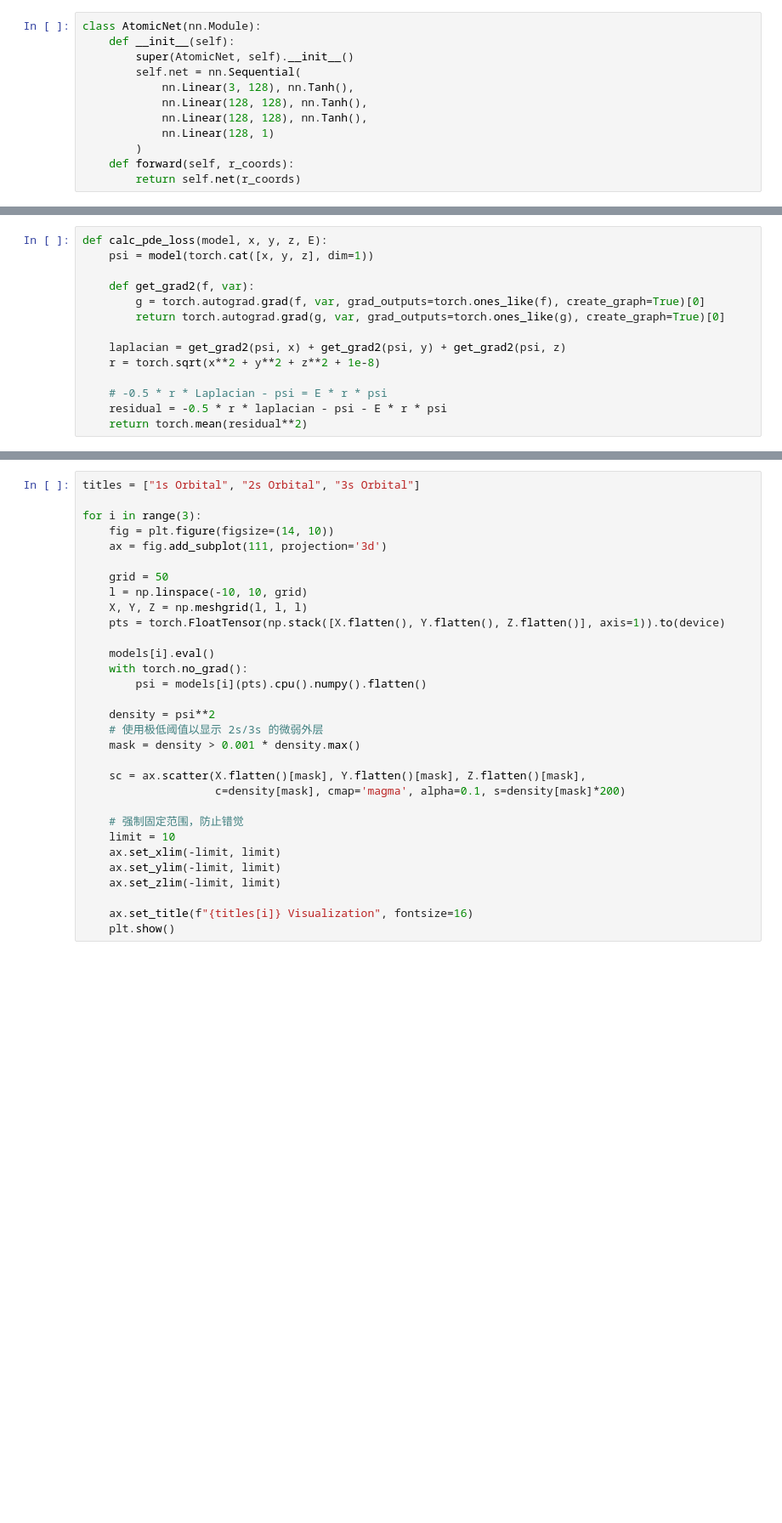
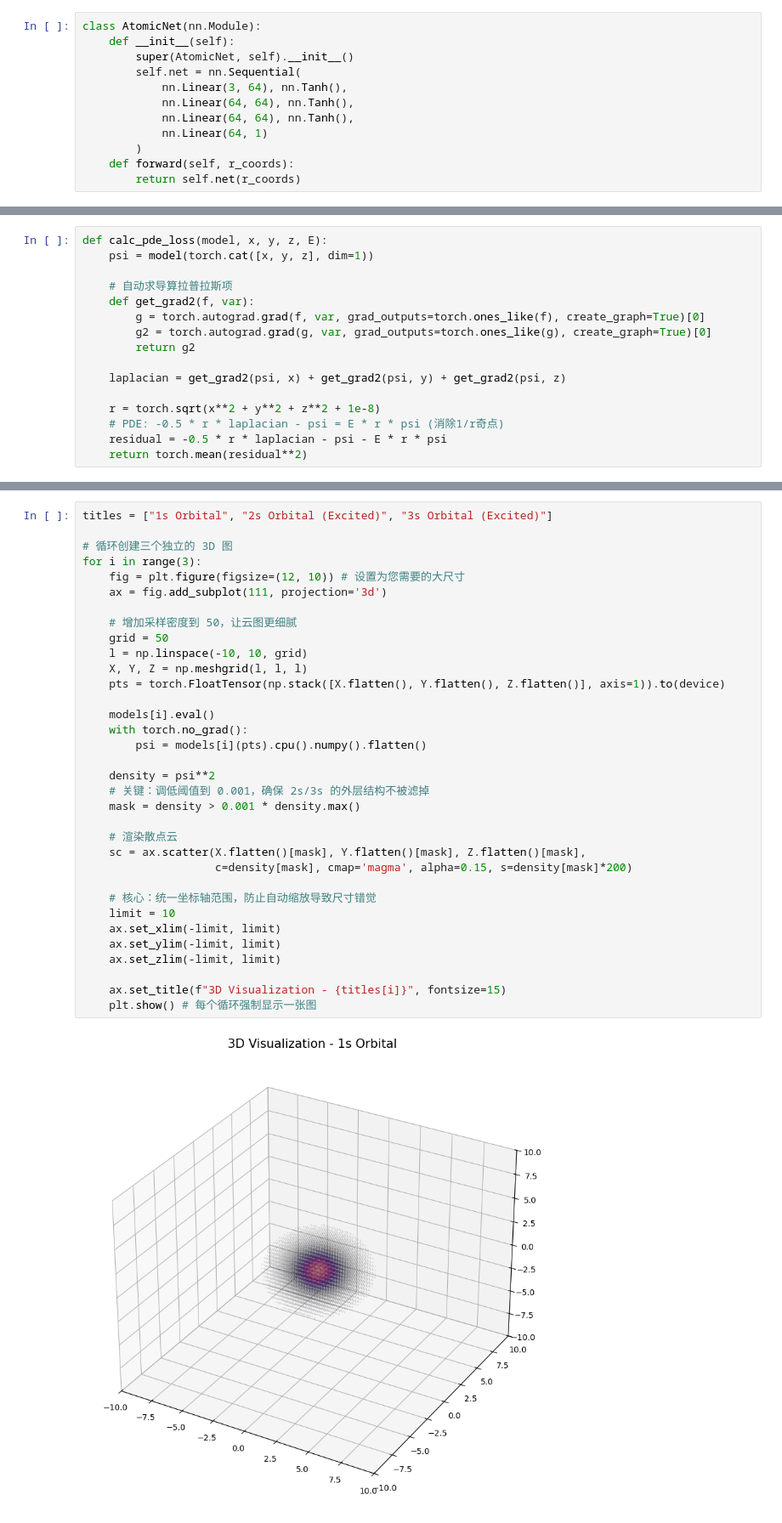
Before and after one commit to LHY-in-universe/PINN, a Jupyter notebook: hydrogen_multistate_pinn.ipynb, the cells around one changed output, grey strips where cells are left out. Shown at 85% size. Drawn from its saved outputs; the diff is of its cells as text; blank space fills up the shorter version.

```diff
--- a/hydrogen_multistate_pinn.ipynb
+++ b/hydrogen_multistate_pinn.ipynb
@@ -20,10 +32,10 @@ class AtomicNet(nn.Module):
     def __init__(self):
         super(AtomicNet, self).__init__()
         self.net = nn.Sequential(
-            nn.Linear(3, 128), nn.Tanh(),
-            nn.Linear(128, 128), nn.Tanh(),
-            nn.Linear(128, 128), nn.Tanh(),
-            nn.Linear(128, 1)
+            nn.Linear(3, 64), nn.Tanh(),
+            nn.Linear(64, 64), nn.Tanh(),
+            nn.Linear(64, 64), nn.Tanh(),
+            nn.Linear(64, 1)
         )
     def forward(self, r_coords):
         return self.net(r_coords)
@@ -44,14 +43,16 @@ def get_sampling_points(N, device):
 def calc_pde_loss(model, x, y, z, E):
     psi = model(torch.cat([x, y, z], dim=1))
 
+    # 自动求导算拉普拉斯项
     def get_grad2(f, var):
         g = torch.autograd.grad(f, var, grad_outputs=torch.ones_like(f), create_graph=True)[0]
-        return torch.autograd.grad(g, var, grad_outputs=torch.ones_like(g), create_graph=True)[0]
+        g2 = torch.autograd.grad(g, var, grad_outputs=torch.ones_like(g), create_graph=True)[0]
+        return g2
 
     laplacian = get_grad2(psi, x) + get_grad2(psi, y) + get_grad2(psi, z)
+
     r = torch.sqrt(x**2 + y**2 + z**2 + 1e-8)
-
-    # -0.5 * r * Laplacian - psi = E * r * psi
+    # PDE: -0.5 * r * laplacian - psi = E * r * psi (消除1/r奇点)
     residual = -0.5 * r * laplacian - psi - E * r * psi
     return torch.mean(residual**2)
 # %%
@@ -105,31 +132,36 @@ for i, E in enumerate(energies):
 # %%
-titles = ["1s Orbital", "2s Orbital", "3s Orbital"]
+titles = ["1s Orbital", "2s Orbital (Excited)", "3s Orbital (Excited)"]
 
+# 循环创建三个独立的 3D 图
 for i in range(3):
-    fig = plt.figure(figsize=(14, 10))
+    fig = plt.figure(figsize=(12, 10)) # 设置为您需要的大尺寸
     ax = fig.add_subplot(111, projection='3d')
 
+    # 增加采样密度到 50，让云图更细腻
     grid = 50
     l = np.linspace(-10, 10, grid)
     X, Y, Z = np.meshgrid(l, l, l)
     pts = torch.FloatTensor(np.stack([X.flatten(), Y.flatten(), Z.flatten()], axis=1)).to(device)
 
     models[i].eval()
     with torch.no_grad():
         psi = models[i](pts).cpu().numpy().flatten()
 
     density = psi**2
-    # 使用极低阈值以显示 2s/3s 的微弱外层
+    # 关键：调低阈值到 0.001，确保 2s/3s 的外层结构不被滤掉
     mask = density > 0.001 * density.max()
 
+    # 渲染散点云
     sc = ax.scatter(X.flatten()[mask], Y.flatten()[mask], Z.flatten()[mask],
-                    c=density[mask], cmap='magma', alpha=0.1, s=density[mask]*200)
+                    c=density[mask], cmap='magma', alpha=0.15, s=density[mask]*200)
 
-    # 强制固定范围，防止错觉
+    # 核心：统一坐标轴范围，防止自动缩放导致尺寸错觉
     limit = 10
     ax.set_xlim(-limit, limit)
     ax.set_ylim(-limit, limit)
     ax.set_zlim(-limit, limit)
 
-    ax.set_title(f"{titles[i]} Visualization", fontsize=16)
-    plt.show()
+    ax.set_title(f"3D Visualization - {titles[i]}", fontsize=15)
+    plt.show() # 每个循环强制显示一张图
+# %% [output]
+[figure, added]
```
Also changed, not shown: parts of 10 cells of this notebook, 2 other files.
